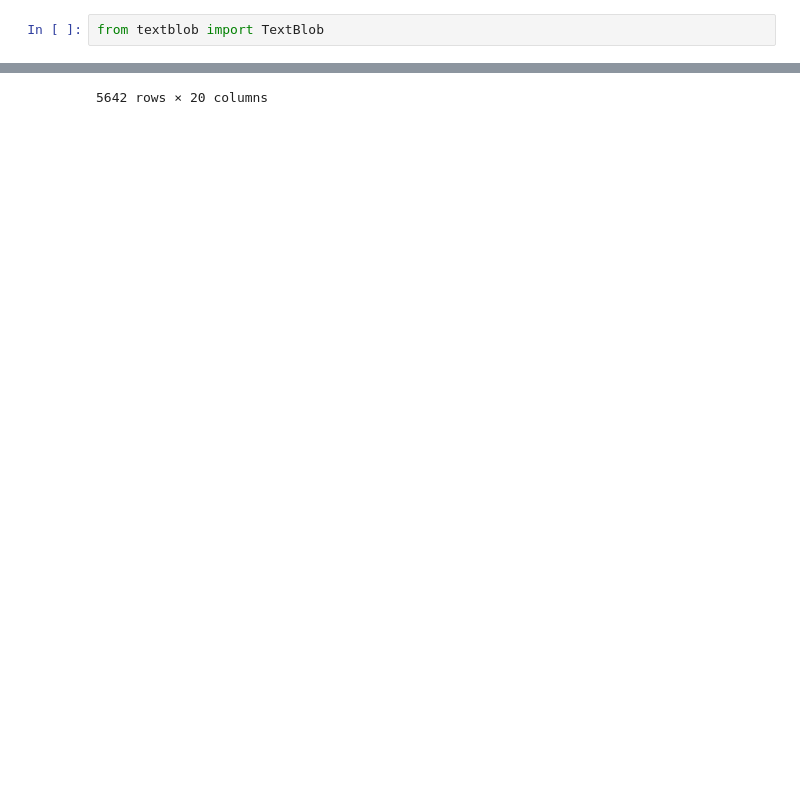
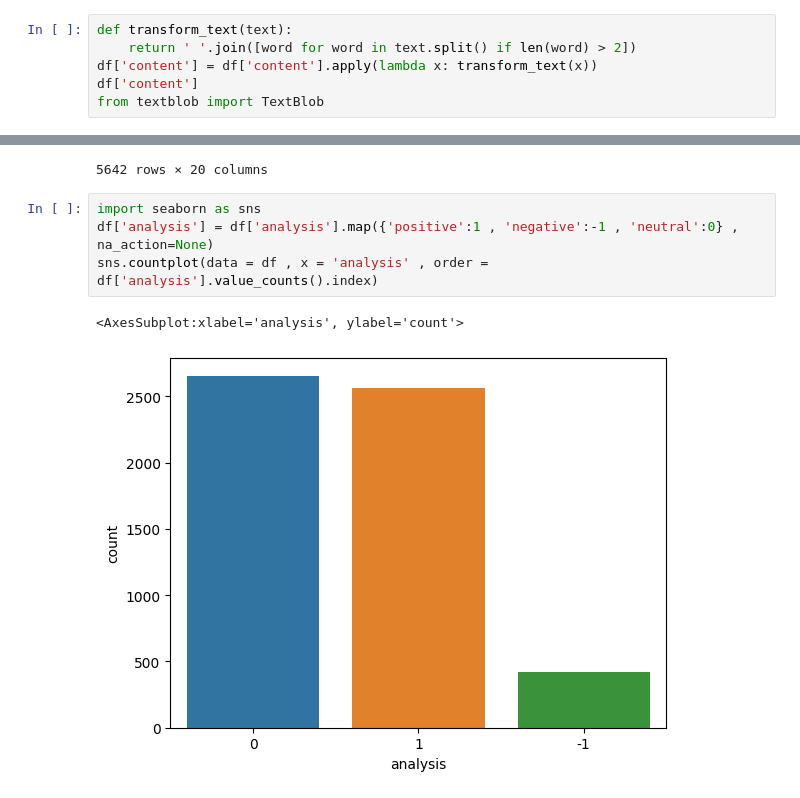
Before and after one commit to crypto-vbg/Sentimental_analysis, a Jupyter notebook: Sentimental_Analysis.ipynb, the cells around one changed output, grey strips where cells are left out. Saved outputs shown, nothing was run; the diff lists cells and outputs as text; blank space fills up the shorter version.

```diff
--- a/Sentimental_Analysis.ipynb
+++ b/Sentimental_Analysis.ipynb
@@ -184,4 +184,8 @@ plt.show()
 # %%
+def transform_text(text):
+    return ' '.join([word for word in text.split() if len(word) > 2])
+df['content'] = df['content'].apply(lambda x: transform_text(x))
+df['content']
 from textblob import TextBlob
 # %%
 def polarity_ofthe_sentiment(text):
@@ -253,3 +272,10 @@ df.drop(['hashtags' , 'place' , 'cashtags' , 'coordinates' , 'retweetedTweet' ,
 | 5640 | snscrape.modules.twitter.Tweet | https://twitter.com/Skye3411/stat... | 2021-11-07 23:19:44+00:00 | have about White Tea Rose bushes ... | I have about 20 White Tea Rose bu... | 1457487967669211145 | {'_type': 'snscrape.modules.twitt... | 0 | 0 | ... |
 | 5641 | snscrape.modules.twitter.Tweet | https://twitter.com/mileslong4rea... | 2021-11-07 23:18:48+00:00 | Last Boat ride the summer before ... | Last Boat ride of the summer befo... | 1457487730200305668 | {'_type': 'snscrape.modules.twitt... | 0 | 2 | ... |
 5642 rows × 20 columns
+# %%
+import seaborn as sns
+df['analysis'] = df['analysis'].map({'positive':1 , 'negative':-1 , 'neutral':0} , na_action=None)
+sns.countplot(data = df , x = 'analysis' , order = df['analysis'].value_counts().index)
+# %% [output]
+<AxesSubplot:xlabel='analysis', ylabel='count'>
+[figure, added]
```
Also changed, not shown: parts of 13 cells of this notebook.
